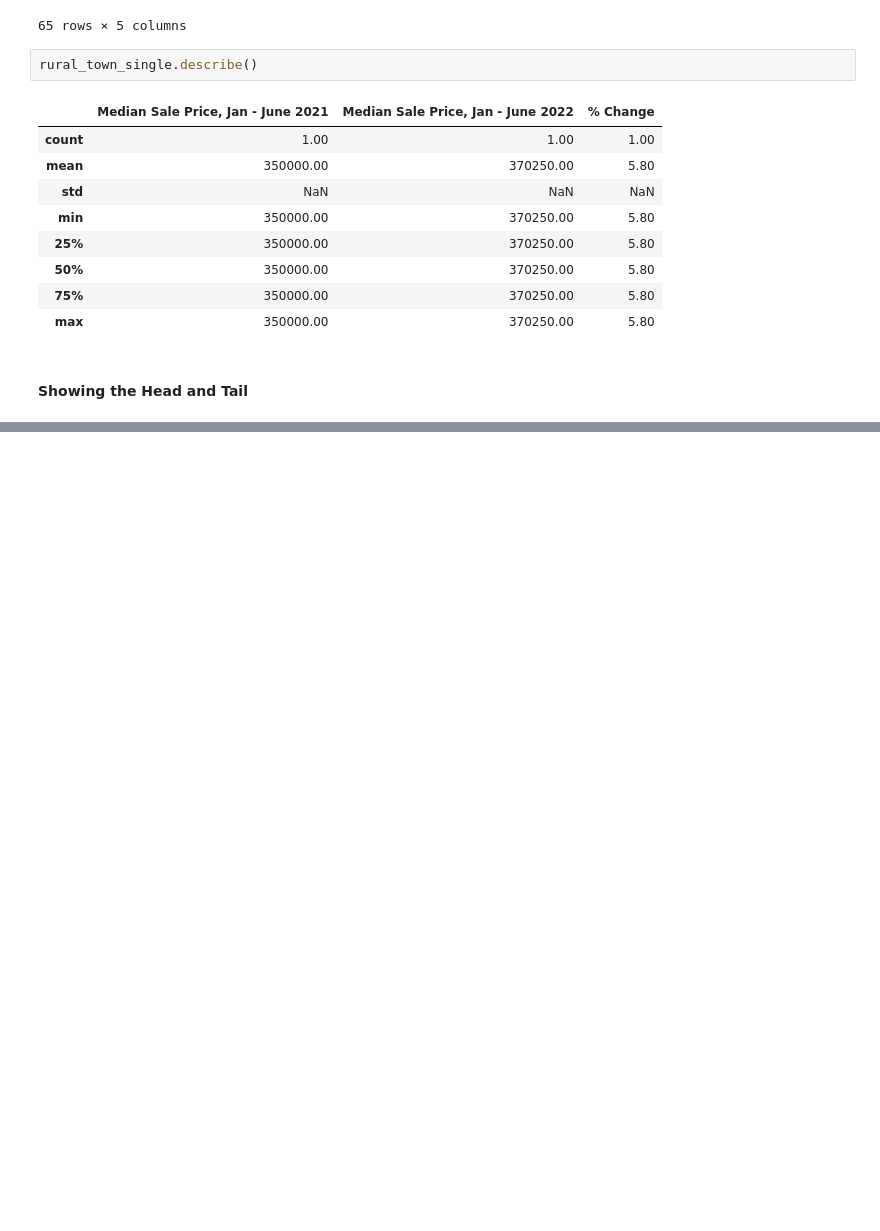
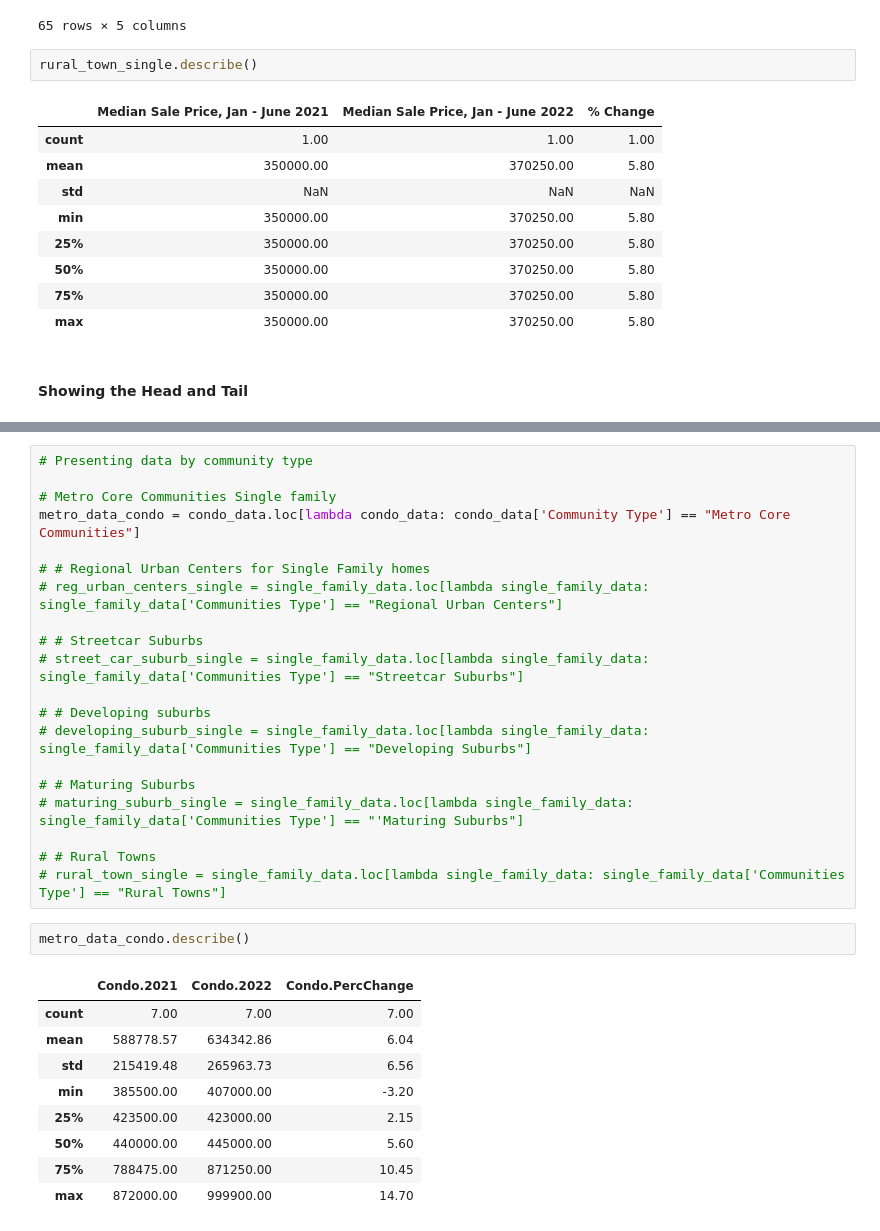
Before and after one commit to josamontiel/data-analysis, a Jupyter notebook: boston_median_home_prices_2021_2022.ipynb, the cells around one changed output, grey strips where cells are left out. Saved outputs shown, nothing was run; the diff lists cells and outputs as text; blank space fills up the shorter version.

```diff
--- a/boston_median_home_prices_2021_2022.ipynb
+++ b/boston_median_home_prices_2021_2022.ipynb
@@ -356,0 +392,32 @@ single_family_start_price.head()
+# %%
+# Presenting data by community type
+
+# Metro Core Communities Single family
+metro_data_condo = condo_data.loc[lambda condo_data: condo_data['Community Type'] == "Metro Core Communities"]
+
+# # Regional Urban Centers for Single Family homes
+# reg_urban_centers_single = single_family_data.loc[lambda single_family_data: single_family_data['Communities Type'] == "Regional Urban Centers"]
+
+# # Streetcar Suburbs
+# street_car_suburb_single = single_family_data.loc[lambda single_family_data: single_family_data['Communities Type'] == "Streetcar Suburbs"]
+
+# # Developing suburbs
+# developing_suburb_single = single_family_data.loc[lambda single_family_data: single_family_data['Communities Type'] == "Developing Suburbs"]
+
+# # Maturing Suburbs
+# maturing_suburb_single = single_family_data.loc[lambda single_family_data: single_family_data['Communities Type'] == "'Maturing Suburbs"]
+
+# # Rural Towns
+# rural_town_single = single_family_data.loc[lambda single_family_data: single_family_data['Communities Type'] == "Rural Towns"]
+# %%
+metro_data_condo.describe()
+# %% [output]
+|  | Condo.2021 | Condo.2022 | Condo.PercChange |
+| count | 7.00 | 7.00 | 7.00 |
+| mean | 588778.57 | 634342.86 | 6.04 |
+| std | 215419.48 | 265963.73 | 6.56 |
+| min | 385500.00 | 407000.00 | -3.20 |
+| 25% | 423500.00 | 423000.00 | 2.15 |
+| 50% | 440000.00 | 445000.00 | 5.60 |
+| 75% | 788475.00 | 871250.00 | 10.45 |
+| max | 872000.00 | 999900.00 | 14.70 |
```
Also changed, not shown: parts of 7 cells of this notebook.
